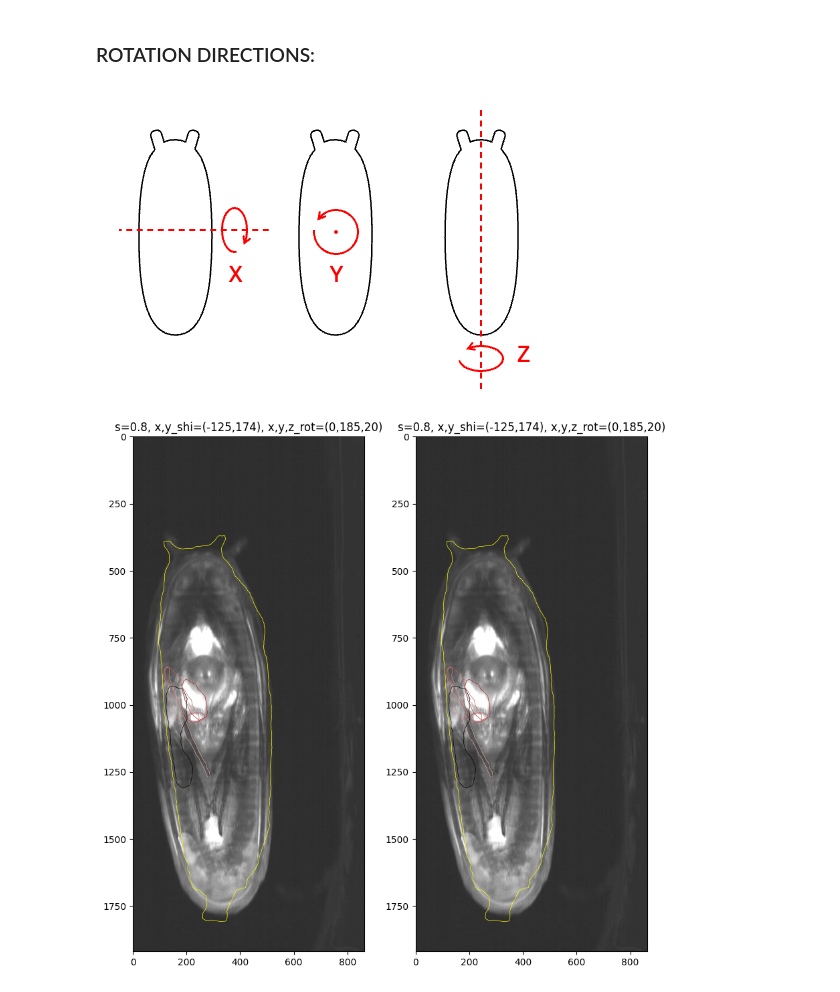
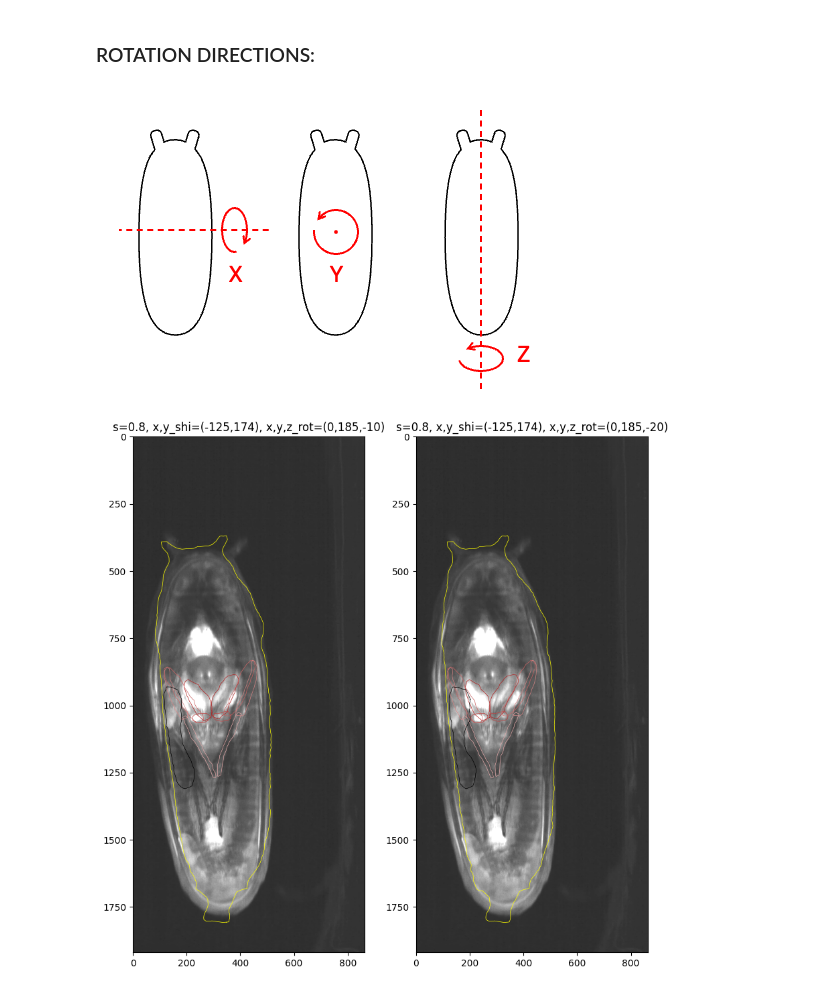
Before and after one commit to azmaite/Devel, a Jupyter notebook: Pupa_muscle_imaging/align_traced_pupa_to_video.ipynb, the cells around one changed output. Cells and saved outputs as stored; diff of their text form; code cells hidden in the pictures.

```diff
--- a/Pupa_muscle_imaging/align_traced_pupa_to_video.ipynb
+++ b/Pupa_muscle_imaging/align_traced_pupa_to_video.ipynb
@@ -10,7 +10,7 @@ import shapely.geometry as geom
 import shapely.ops as ops
 from scipy.spatial import Delaunay
 # %%
-main_path = '/mnt/upramdya_data/MA/Development_project/'
+main_path = '/mnt/labserver/data/MA/Development_project/'
 traces_folder = os.path.join(main_path, 'CT_PupaP15_traced')
 traces_file = os.path.join(traces_folder, 'pupa_traced_coordinates_rot.pkl')
 # %%
@@ -25,7 +25,7 @@ pupa_path = os.path.join(main_path, 'LD', f'pupa_{pupa_num}')
 recording_list = os.listdir(pupa_path)
 
 # remove any non-recording files
-recording_list = [f for f in recording_list if 'recording' in f]
+recording_list = [f for f in recording_list if f.startswith('recording')]
 
 def extract_recording_number(filename):
     # 1. Remove the 'recording' prefix
@@ -78,6 +78,7 @@ PLOT_ORDER.append('Pupa')
 for leg in ['Hind', 'Mid', 'Front']:
     for part in leg_parts:
         PLOT_ORDER.append(f'Left {leg} leg {part}')
+        PLOT_ORDER.append(f'Right {leg} leg {part}')
 PLOT_ORDER.append('Left Wing')
 # %%
 # function to rotate along the X, Y or Z axis
@@ -275,14 +276,14 @@ def align_outlines(ave, traced_coordinates, scale, x_shift, y_shift, x_rotation,
 # %% [markdown]
 ### ROTATION DIRECTIONS:
 ![image-2.png](attachment:image-2.png)
-# %%
-scale = 0.8
-x_shift, y_shift = -125, 174
-x_rotation, y_rotation, z_rotation = 0, 185, 20
-plot_what = ['Pupa', 'Front', 'Wing']
-if 'old_ax' not in globals():
-    old_ax = None
-    old_title = None
-old_ax, old_title = align_outlines(ave, coordinates, scale, x_shift, y_shift, x_rotation, y_rotation, z_rotation, plot_what, old_ax, old_title)
-# %% [output]
-[figure, removed]
+# %%
+scale = 0.8
+x_shift, y_shift = -125, 174
+x_rotation, y_rotation, z_rotation = 0, 185, -20
+plot_what = ['Pupa', 'Front', 'Wing']
+if 'old_ax' not in globals():
+    old_ax = None
+    old_title = None
+old_ax, old_title = align_outlines(ave, coordinates, scale, x_shift, y_shift, x_rotation, y_rotation, z_rotation, plot_what, old_ax, old_title)
+# %% [output]
+[figure, added]
```
Also changed, not shown: parts of 1 cell of this notebook, 1 other file.
